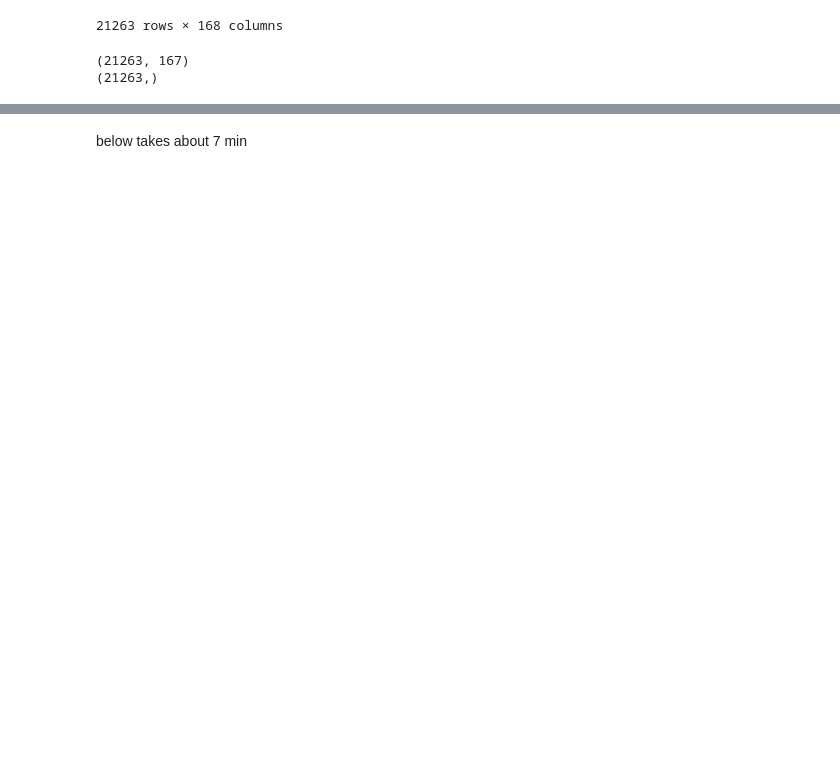
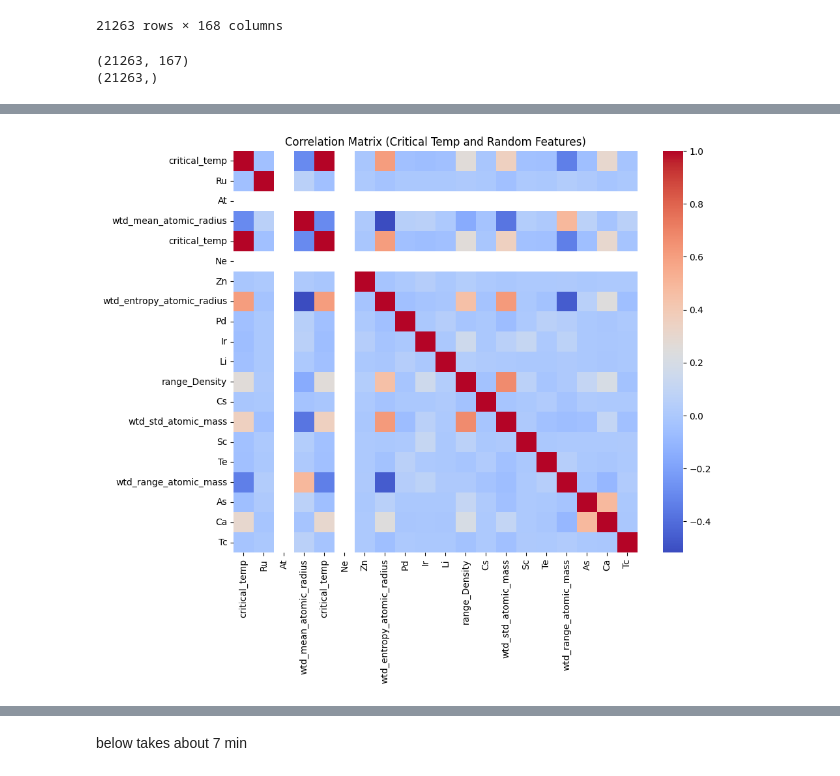
Before and after one commit to taddbackus/qtw, a Jupyter notebook: CaseStudy1/Case_Study_1_v2_0.ipynb, the cells around one changed output, grey strips where cells are left out. Saved outputs shown, nothing was run; the diff lists cells and outputs as text; code cells hidden in the pictures; blank space fills up the shorter version.

```diff
--- a/CaseStudy1/Case_Study_1_v2_0.ipynb
+++ b/CaseStudy1/Case_Study_1_v2_0.ipynb
@@ -74,0 +127,13 @@ x_test_scaled = scaler.transform(x_test)
+# %%
+random_features = random.sample(list(critTempDF.columns), 19)
+
+selected_features = ['critical_temp'] + random_features
+
+selected_df = critTempDF[selected_features]
+
+plt.figure(figsize = (10, 8))
+sns.heatmap(selected_df.corr(), cmap = 'coolwarm') # annot = True ----- if you want the numbers for each box
+plt.title('Correlation Matrix (Critical Temp and Random Features)')
+plt.show()
+# %% [output]
+[figure, added]
```
Also changed, not shown: parts of 11 cells of this notebook.
